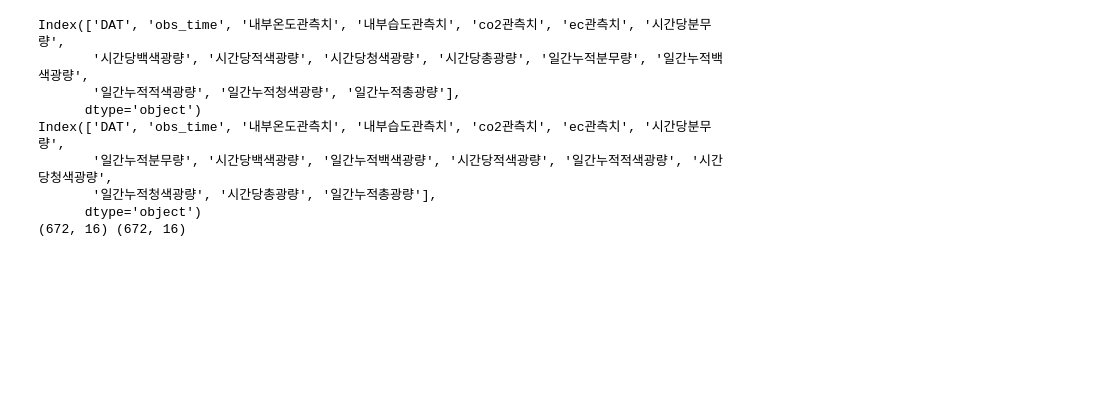
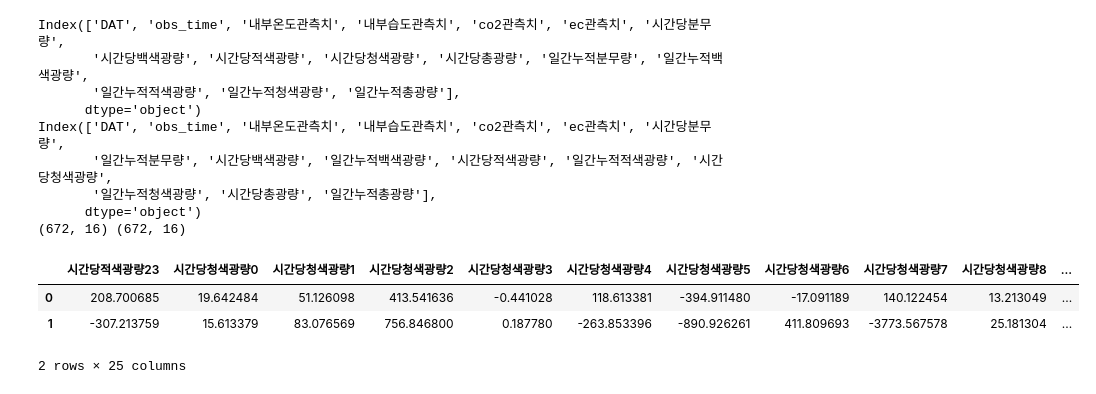
Before and after one commit to Myungbin/Lettuce-Growth-Environment-Prediction, a Jupyter notebook: code/data.ipynb, the cells around one changed output. Saved outputs shown, nothing was run; the diff lists cells and outputs as text; code cells hidden in the pictures; blank space fills up the shorter version.

```diff
--- a/code/data.ipynb
+++ b/code/data.ipynb
@@ -168,3 +200,11 @@ Index(['DAT', 'obs_time', '내부온도관측치', '내부습도관측치', 'co2
        '일간누적청색광량', '시간당총광량', '일간누적총광량'],
       dtype='object')
 (672, 16) (672, 16)
+# %%
+sample = pd.read_csv(r'C:\Project\dacon-lettuce-growth\Lettuce-Growth-Environment-Prediction\data\aug_input\train\4_aug\TRAIN0')
+sample.iloc[:, -25:].head(2)
+# %% [output]
+|  | 시간당적색광량23 | 시간당청색광량0 | 시간당청색광량1 | 시간당청색광량2 | 시간당청색광량3 | 시간당청색광량4 | 시간당청색광량5 | 시간당청색광량6 | 시간당청색광량7 | 시간당청색광량8 | ... |
+| 0 | 208.700685 | 19.642484 | 51.126098 | 413.541636 | -0.441028 | 118.613381 | -394.911480 | -17.091189 | 140.122454 | 13.213049 | ... |
+| 1 | -307.213759 | 15.613379 | 83.076569 | 756.846800 | 0.187780 | -263.853396 | -890.926261 | 411.809693 | -3773.567578 | 25.181304 | ... |
+2 rows × 25 columns
```
Also changed, not shown: parts of 3 cells of this notebook, 1 other file.
